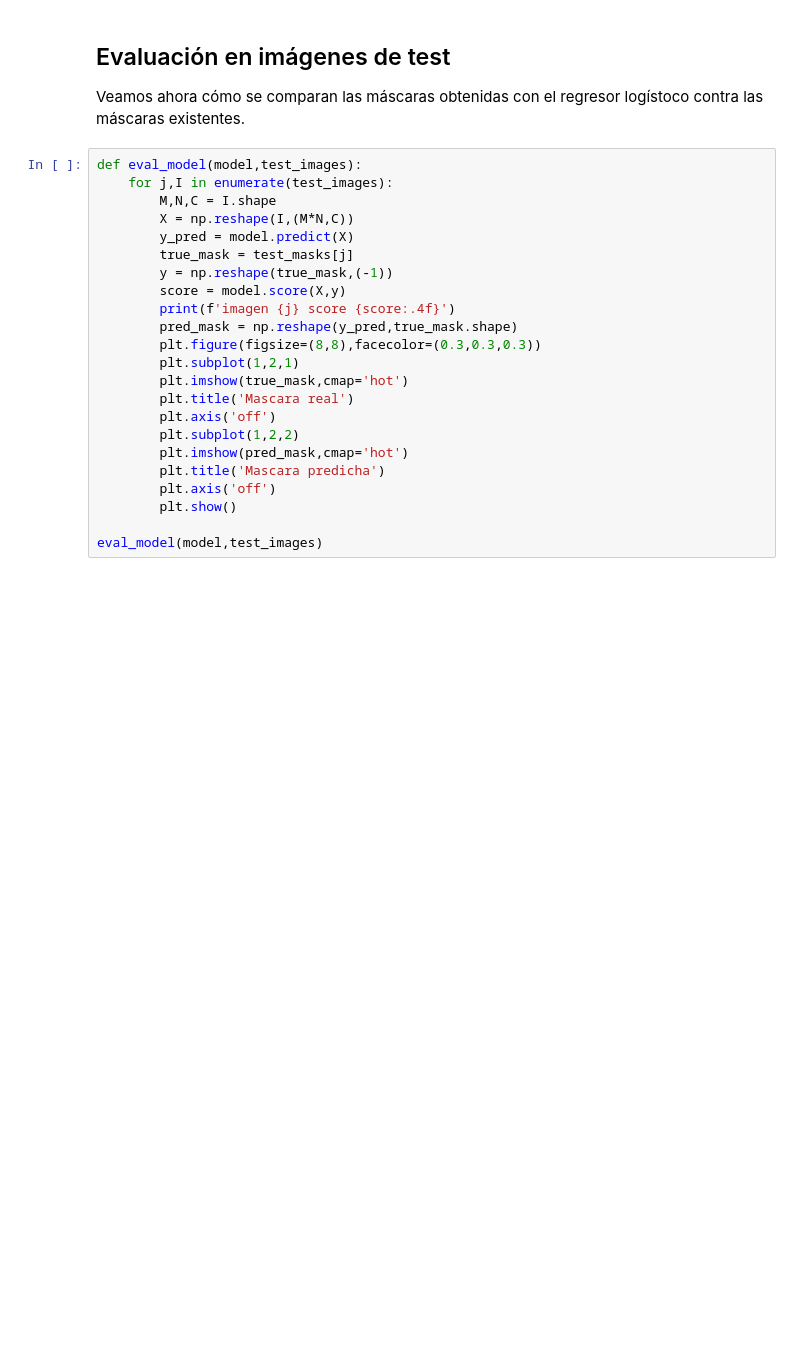
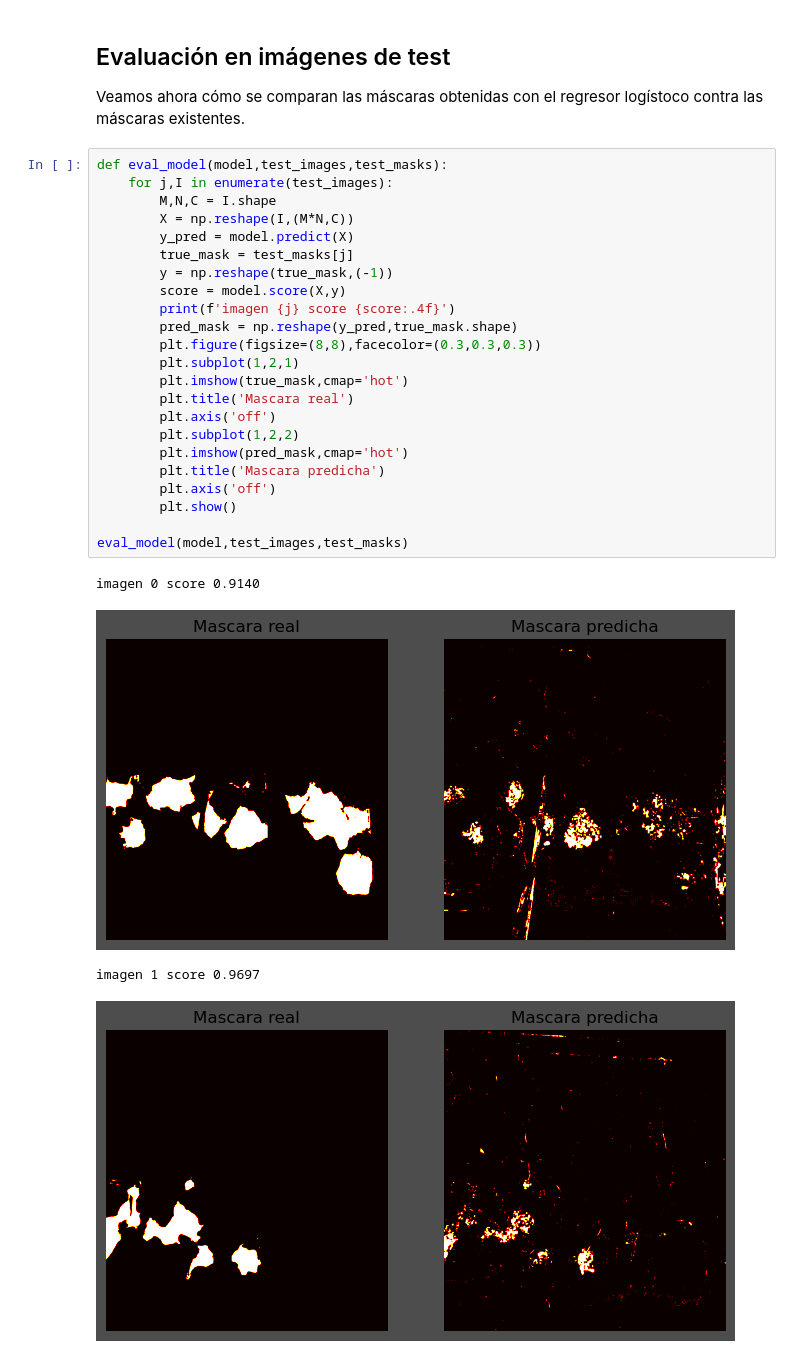
Before and after one commit to nacho-pancho/agrokhipux2024, a Jupyter notebook: practicos/2-machine_learning/2-4-ejemplo_agro.ipynb, the cells around one changed output. Drawn from its saved outputs; the diff is of its cells as text; blank space fills up the shorter version.

```diff
--- a/practicos/2-machine_learning/2-4-ejemplo_agro.ipynb
+++ b/practicos/2-machine_learning/2-4-ejemplo_agro.ipynb
@@ -161,25 +234,30 @@ model = train_model(train_images,train_masks)
 
 Veamos ahora cómo se comparan las máscaras obtenidas con el regresor logístoco contra las máscaras existentes.
 # %%
-def eval_model(model,test_images):
+def eval_model(model,test_images,test_masks):
     for j,I in enumerate(test_images):
         M,N,C = I.shape
         X = np.reshape(I,(M*N,C))
         y_pred = model.predict(X)
         true_mask = test_masks[j]
         y = np.reshape(true_mask,(-1))
         score = model.score(X,y)
         print(f'imagen {j} score {score:.4f}')
         pred_mask = np.reshape(y_pred,true_mask.shape)
         plt.figure(figsize=(8,8),facecolor=(0.3,0.3,0.3))
         plt.subplot(1,2,1)
         plt.imshow(true_mask,cmap='hot')
         plt.title('Mascara real')
         plt.axis('off')
         plt.subplot(1,2,2)
         plt.imshow(pred_mask,cmap='hot')
         plt.title('Mascara predicha')
         plt.axis('off')
         plt.show()
 
-eval_model(model,test_images)
+eval_model(model,test_images,test_masks)
+# %% [output]
+imagen 0 score 0.9140
+[figure, added]
+imagen 1 score 0.9697
+[figure, added]
```
Also changed, not shown: parts of 15 cells of this notebook.
